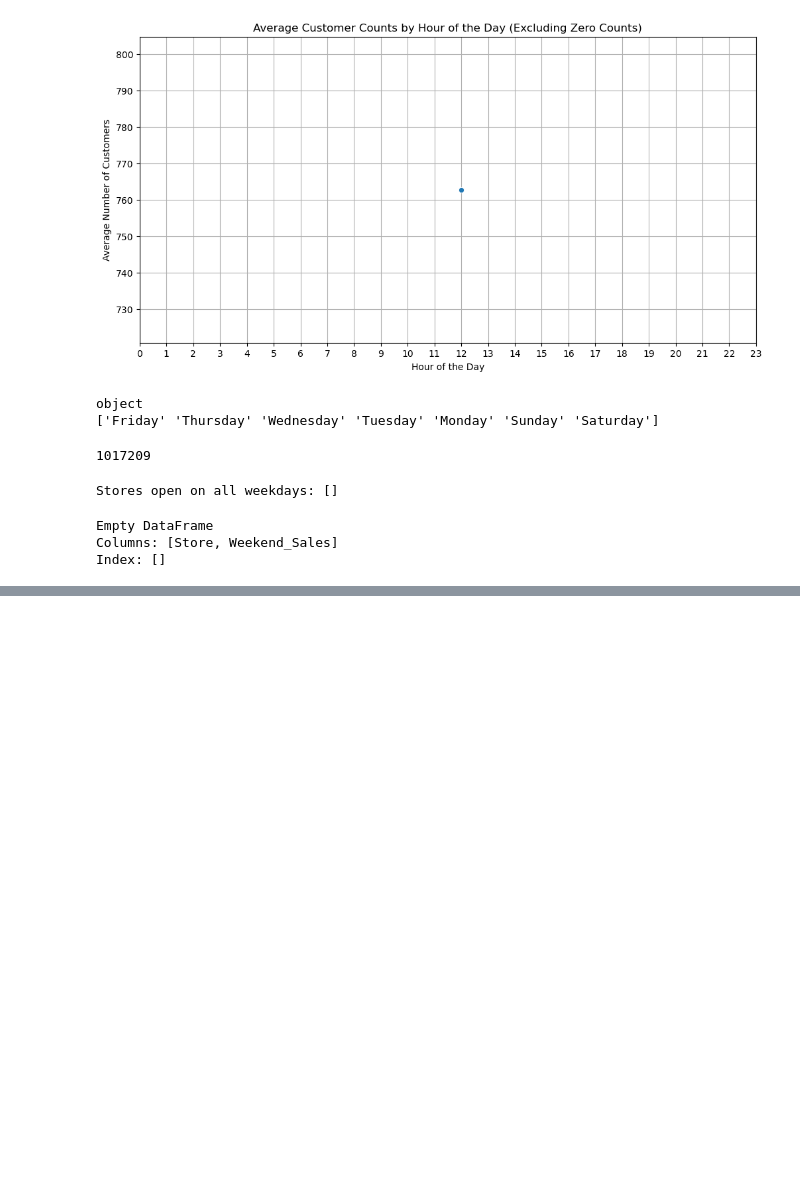
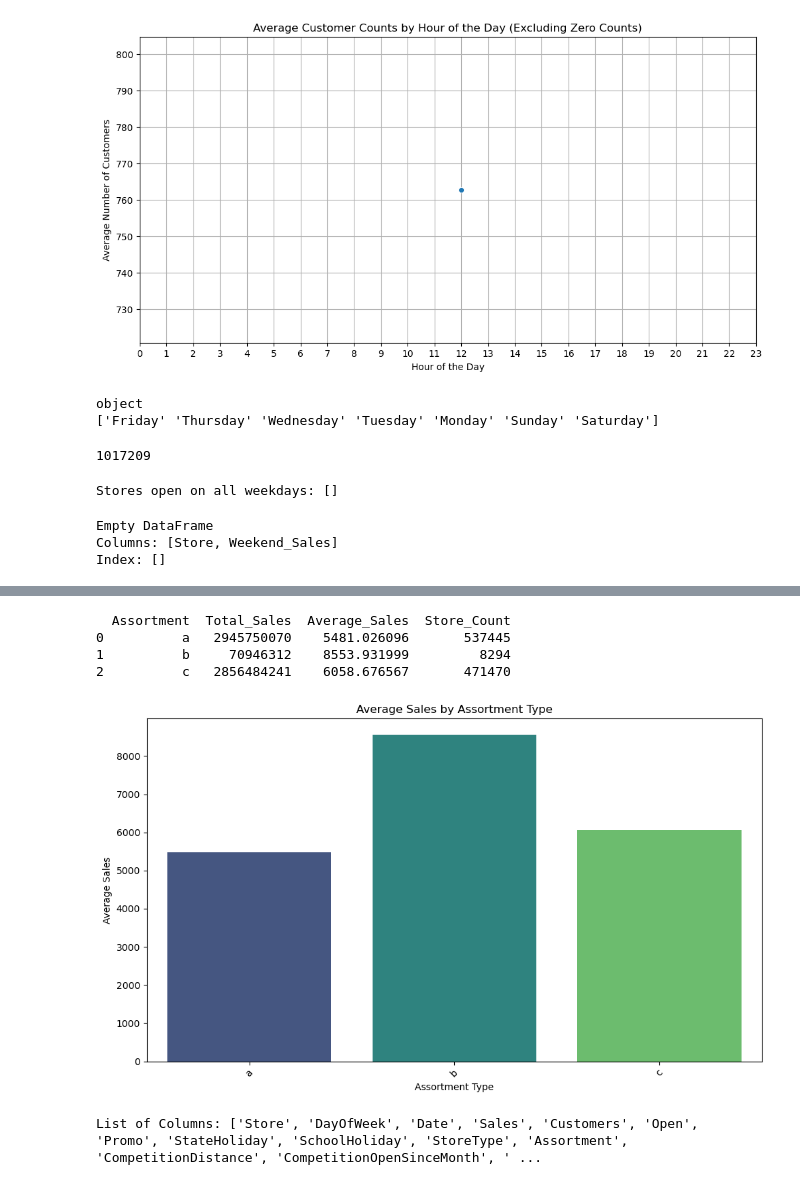
Before and after one commit to Abdisa01/Rossmann-Pharmaceuticals, a Jupyter notebook: data_explanatory.ipynb, the cells around one changed output, grey strips where cells are left out. Cells and saved outputs as stored; diff of their text form; code cells hidden in the pictures; blank space fills up the shorter version.

```diff
--- a/data_explanatory.ipynb
+++ b/data_explanatory.ipynb
@@ -455,0 +574,4 @@ Index: []
+# %%
+store_data = pd.read_csv('C:\\Users\\Abdilala\\Documents\\GitHub\\Data-weak4\\Data\\rossmann-store-sales\\store.csv')
+print("Store data shape:", store_data.shape)
+print(store_data.head())
@@ -455,0 +596,4 @@ Index: []
+# %%
+train_data = pd.read_csv('C:\\Users\\Abdilala\\Documents\\GitHub\\Data-weak4\\Data\\rossmann-store-sales\\train.csv', low_memory=False)
+print("Train data shape:", train_data.shape)
+print(train_data.head())
@@ -455,0 +743,2 @@ Index: []
+# %%
+merged_data = train_data.merge(store_data, on='Store', how='left')
@@ -455,0 +765,32 @@ Index: []
+# %%
+assortment_sales = merged_data.groupby('Assortment')['Sales'].agg(['sum', 'mean', 'count']).reset_index()
+assortment_sales.columns = ['Assortment', 'Total_Sales', 'Average_Sales', 'Store_Count']
+# %%
+print(assortment_sales)
+# %% [output]
+  Assortment  Total_Sales  Average_Sales  Store_Count
+0          a   2945750070    5481.026096       537445
+1          b     70946312    8553.931999         8294
+2          c   2856484241    6058.676567       471470
+# %%
+plt.figure(figsize=(10, 6))
+
+#  bar plot for average sales by assortment type
+sns.barplot(data=assortment_sales, x='Assortment', y='Average_Sales', palette='viridis')
+
+# Adding titles and labels
+plt.title('Average Sales by Assortment Type')
+plt.xlabel('Assortment Type')
+plt.ylabel('Average Sales')
+plt.xticks(rotation=45)
+plt.tight_layout()
+
+# Show the plot
+plt.show()
+# %% [output]
+[figure, added]
+# %%
+column_list = merged_data.columns.tolist()
+print("List of Columns:", column_list)
+# %% [output]
+List of Columns: ['Store', 'DayOfWeek', 'Date', 'Sales', 'Customers', 'Open', 'Promo', 'StateHoliday', 'SchoolHoliday', 'StoreType', 'Assortment', 'CompetitionDistance', 'CompetitionOpenSinceMonth', ' ...
```
Also changed, not shown: parts of 68 cells of this notebook.
